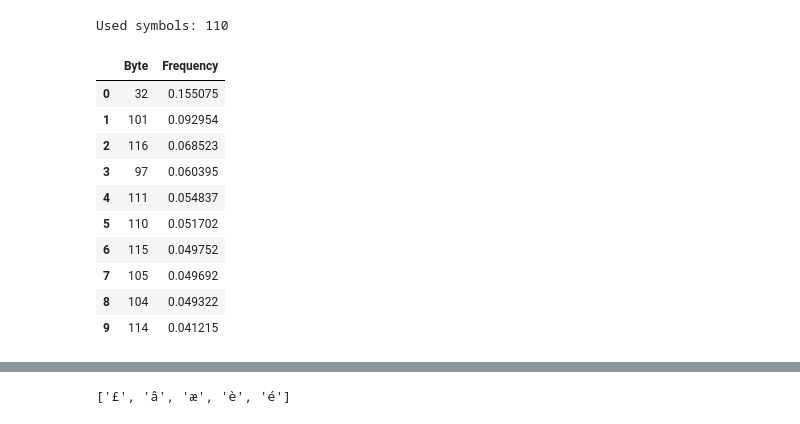
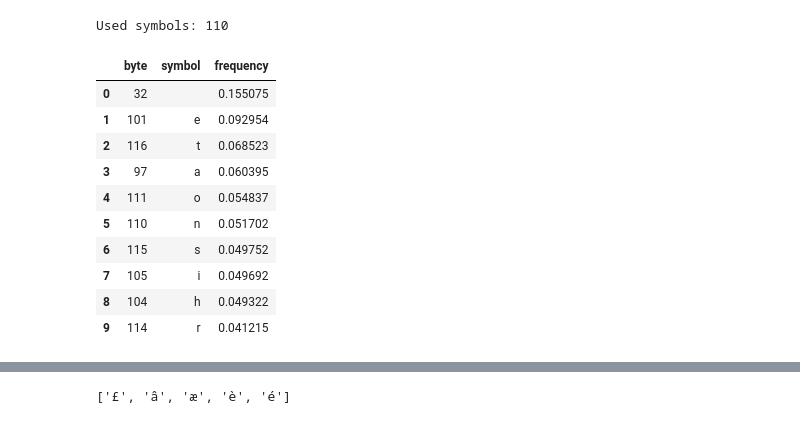
Before and after one commit to ansegura7/DataCompression, a Jupyter notebook: code/TextCompression.ipynb, the cells around one changed output, grey strips where cells are left out. Cells and saved outputs as stored; diff of their text form; code cells hidden in the pictures.

```diff
--- a/code/TextCompression.ipynb
+++ b/code/TextCompression.ipynb
@@ -133,20 +133,22 @@ for ix in range(max_bytes):
         term_freq[ix] = 0
 # %%
 # Create dataframe: unused byte list
-df_ubytes = pd.DataFrame.from_records(term_freq.most_common(max_bytes), columns = ['Byte', 'Frequency'])
+df_ubytes = pd.DataFrame.from_records(term_freq.most_common(max_bytes), columns = ['byte', 'frequency'])
+df_ubytes['symbol'] = [chr(b) for b in df_ubytes.byte]
+df_ubytes = df_ubytes[['byte', 'symbol', 'frequency']]
 df_ubytes.head(10)
 # %% [output]
-|  | Byte | Frequency |
-| 0 | 32 | 0.155075 |
-| 1 | 101 | 0.092954 |
-| 2 | 116 | 0.068523 |
-| 3 | 97 | 0.060395 |
-| 4 | 111 | 0.054837 |
-| 5 | 110 | 0.051702 |
-| 6 | 115 | 0.049752 |
-| 7 | 105 | 0.049692 |
-| 8 | 104 | 0.049322 |
-| 9 | 114 | 0.041215 |
+|  | byte | symbol | frequency |
+| 0 | 32 |  | 0.155075 |
+| 1 | 101 | e | 0.092954 |
+| 2 | 116 | t | 0.068523 |
+| 3 | 97 | a | 0.060395 |
+| 4 | 111 | o | 0.054837 |
+| 5 | 110 | n | 0.051702 |
+| 6 | 115 | s | 0.049752 |
+| 7 | 105 | i | 0.049692 |
+| 8 | 104 | h | 0.049322 |
+| 9 | 114 | r | 0.041215 |
 # %%
 # Create pretty x axis labels
 def get_x_labels():
```
Also changed, not shown: parts of 6 cells of this notebook, 1 other file.
